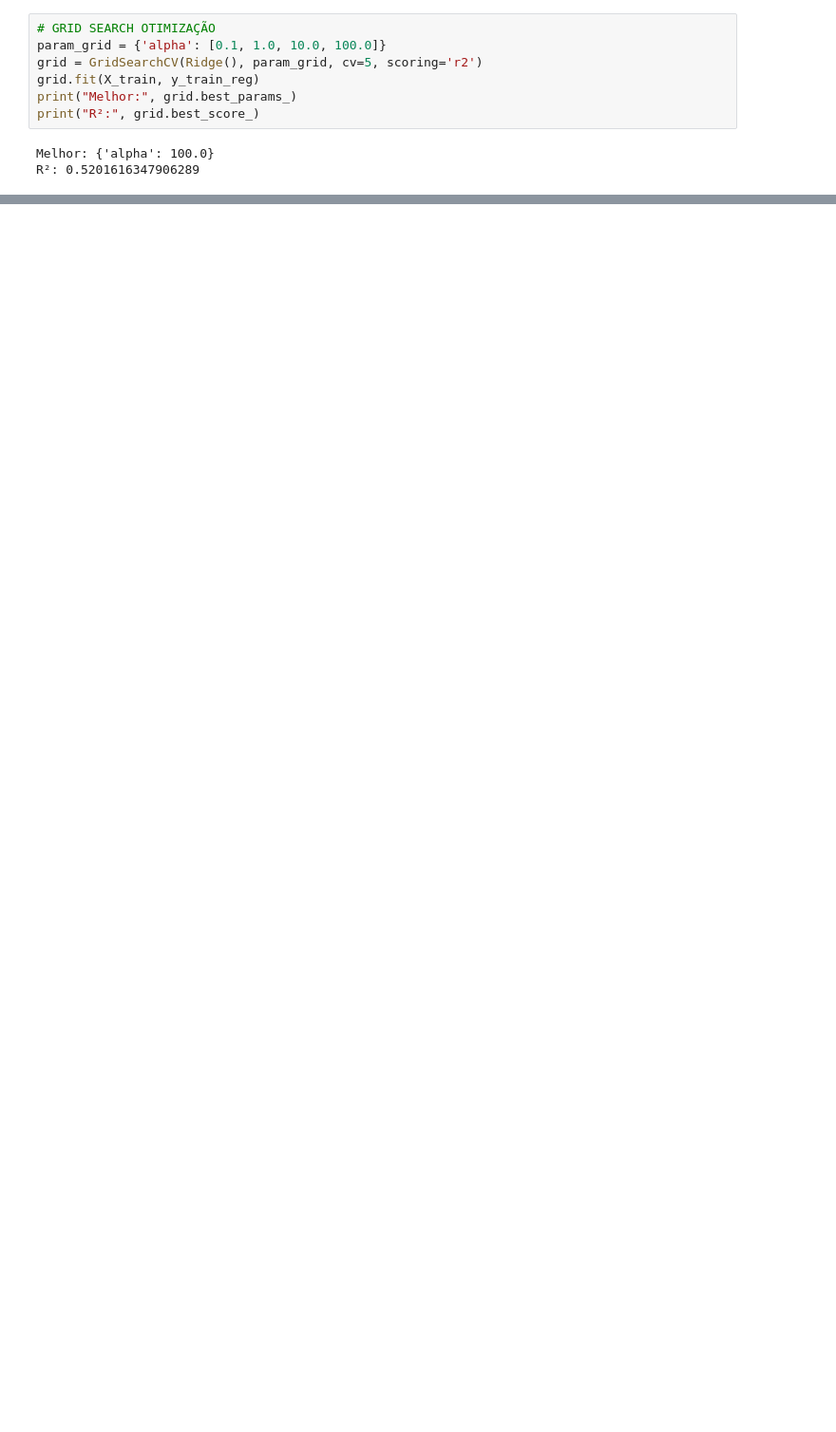
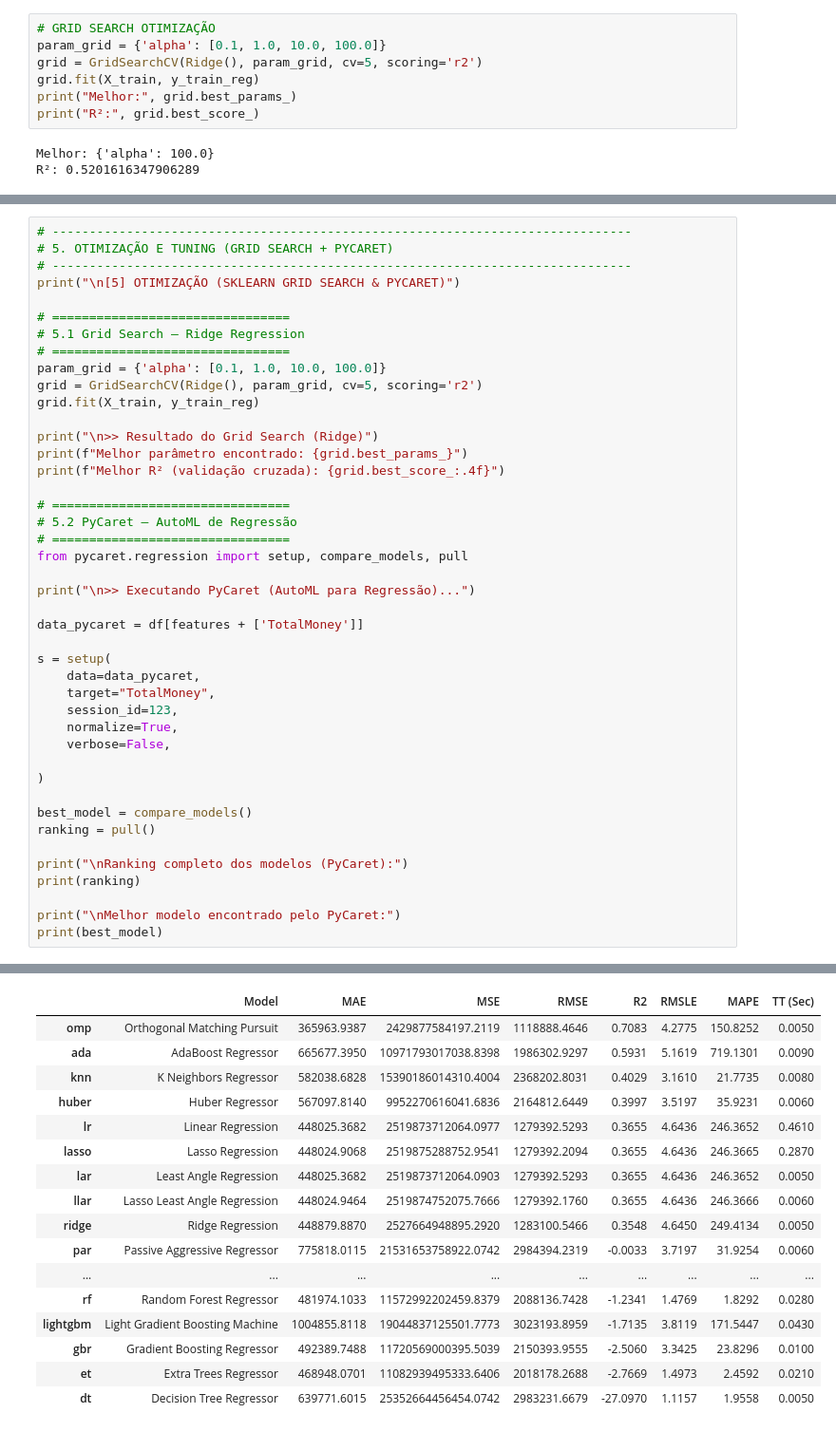
Before and after one commit to Henrique-Goncalves-Dev/Modelagem, a Jupyter notebook: projeto_modelagem.ipynb, the cells around one changed output, grey strips where cells are left out. Shown: that part at 95% size. Saved outputs shown, nothing was run; the diff lists cells and outputs as text; blank space fills up the shorter version.

```diff
--- a/projeto_modelagem.ipynb
+++ b/projeto_modelagem.ipynb
@@ -273,0 +257,44 @@ print(report)
+# %%
+# ------------------------------------------------------------------------------
+# 5. OTIMIZAÇÃO E TUNING (GRID SEARCH + PYCARET)
+# ------------------------------------------------------------------------------
+print("\n[5] OTIMIZAÇÃO (SKLEARN GRID SEARCH & PYCARET)")
+
+# ================================
+# 5.1 Grid Search – Ridge Regression
+# ================================
+param_grid = {'alpha': [0.1, 1.0, 10.0, 100.0]}
+grid = GridSearchCV(Ridge(), param_grid, cv=5, scoring='r2')
+grid.fit(X_train, y_train_reg)
+
+print("\n>> Resultado do Grid Search (Ridge)")
+print(f"Melhor parâmetro encontrado: {grid.best_params_}")
+print(f"Melhor R² (validação cruzada): {grid.best_score_:.4f}")
+
+# ================================
+# 5.2 PyCaret – AutoML de Regressão
+# ================================
+from pycaret.regression import setup, compare_models, pull
+
+print("\n>> Executando PyCaret (AutoML para Regressão)...")
+
+data_pycaret = df[features + ['TotalMoney']]
+
+s = setup(
+    data=data_pycaret,
+    target="TotalMoney",
+    session_id=123,
+    normalize=True,
+    verbose=False,
+
+)
+
+best_model = compare_models()
+ranking = pull()
+
+print("\nRanking completo dos modelos (PyCaret):")
+print(ranking)
+
+print("\nMelhor modelo encontrado pelo PyCaret:")
+print(best_model)
+# %% [output]
@@ -273,0 +309,17 @@ print(report)
+|  | Model | MAE | MSE | RMSE | R2 | RMSLE | MAPE | TT (Sec) |
+| omp | Orthogonal Matching Pursuit | 365963.9387 | 2429877584197.2119 | 1118888.4646 | 0.7083 | 4.2775 | 150.8252 | 0.0050 |
+| ada | AdaBoost Regressor | 665677.3950 | 10971793017038.8398 | 1986302.9297 | 0.5931 | 5.1619 | 719.1301 | 0.0090 |
+| knn | K Neighbors Regressor | 582038.6828 | 15390186014310.4004 | 2368202.8031 | 0.4029 | 3.1610 | 21.7735 | 0.0080 |
+| huber | Huber Regressor | 567097.8140 | 9952270616041.6836 | 2164812.6449 | 0.3997 | 3.5197 | 35.9231 | 0.0060 |
+| lr | Linear Regression | 448025.3682 | 2519873712064.0977 | 1279392.5293 | 0.3655 | 4.6436 | 246.3652 | 0.4610 |
+| lasso | Lasso Regression | 448024.9068 | 2519875288752.9541 | 1279392.2094 | 0.3655 | 4.6436 | 246.3665 | 0.2870 |
+| lar | Least Angle Regression | 448025.3682 | 2519873712064.0903 | 1279392.5293 | 0.3655 | 4.6436 | 246.3652 | 0.0050 |
+| llar | Lasso Least Angle Regression | 448024.9464 | 2519874752075.7666 | 1279392.1760 | 0.3655 | 4.6436 | 246.3666 | 0.0060 |
+| ridge | Ridge Regression | 448879.8870 | 2527664948895.2920 | 1283100.5466 | 0.3548 | 4.6450 | 249.4134 | 0.0050 |
+| par | Passive Aggressive Regressor | 775818.0115 | 21531653758922.0742 | 2984394.2319 | -0.0033 | 3.7197 | 31.9254 | 0.0060 |
+| ... | ... | ... | ... | ... | ... | ... | ... | ... |
+| rf | Random Forest Regressor | 481974.1033 | 11572992202459.8379 | 2088136.7428 | -1.2341 | 1.4769 | 1.8292 | 0.0280 |
+| lightgbm | Light Gradient Boosting Machine | 1004855.8118 | 19044837125501.7773 | 3023193.8959 | -1.7135 | 3.8119 | 171.5447 | 0.0430 |
+| gbr | Gradient Boosting Regressor | 492389.7488 | 11720569000395.5039 | 2150393.9555 | -2.5060 | 3.3425 | 23.8296 | 0.0100 |
+| et | Extra Trees Regressor | 468948.0701 | 11082939495333.6406 | 2018178.2688 | -2.7669 | 1.4973 | 2.4592 | 0.0210 |
+| dt | Decision Tree Regressor | 639771.6015 | 25352664456454.0742 | 2983231.6679 | -27.0970 | 1.1157 | 1.9558 | 0.0050 |
```
Also changed, not shown: parts of 10 cells of this notebook, 2 other files.
